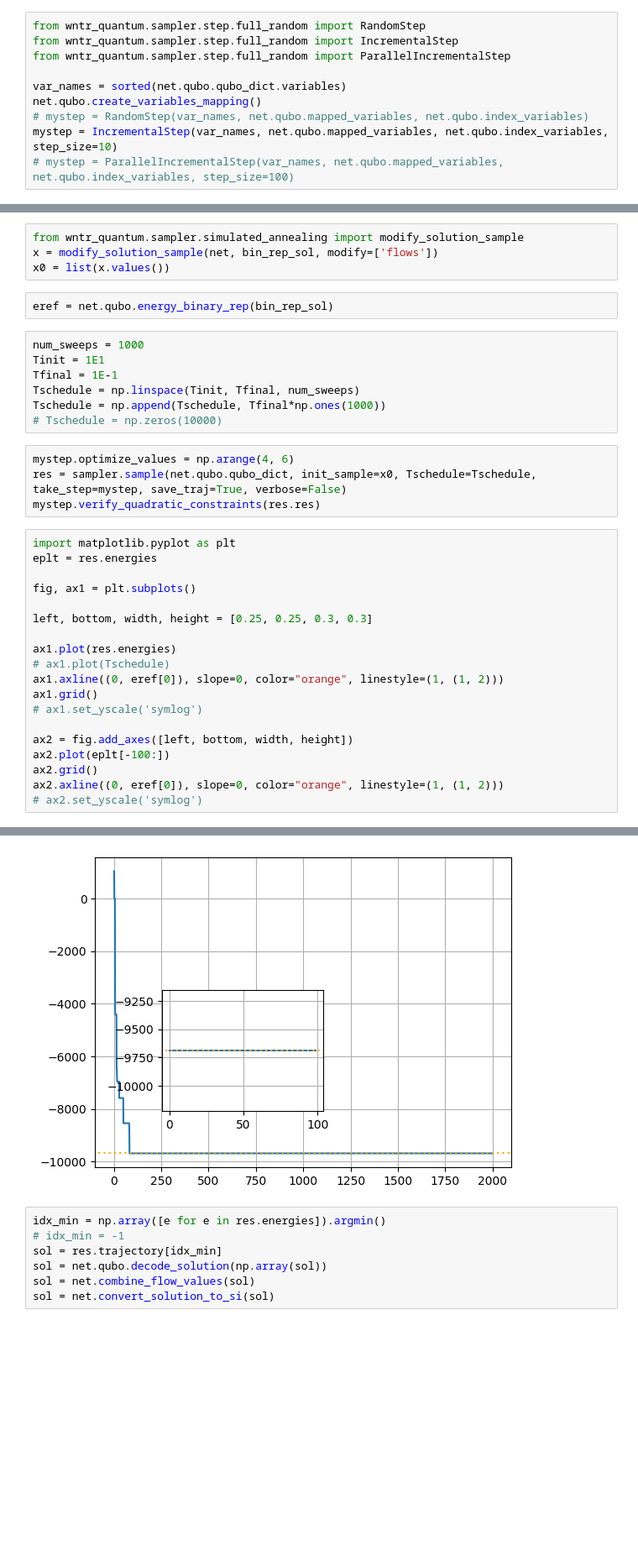
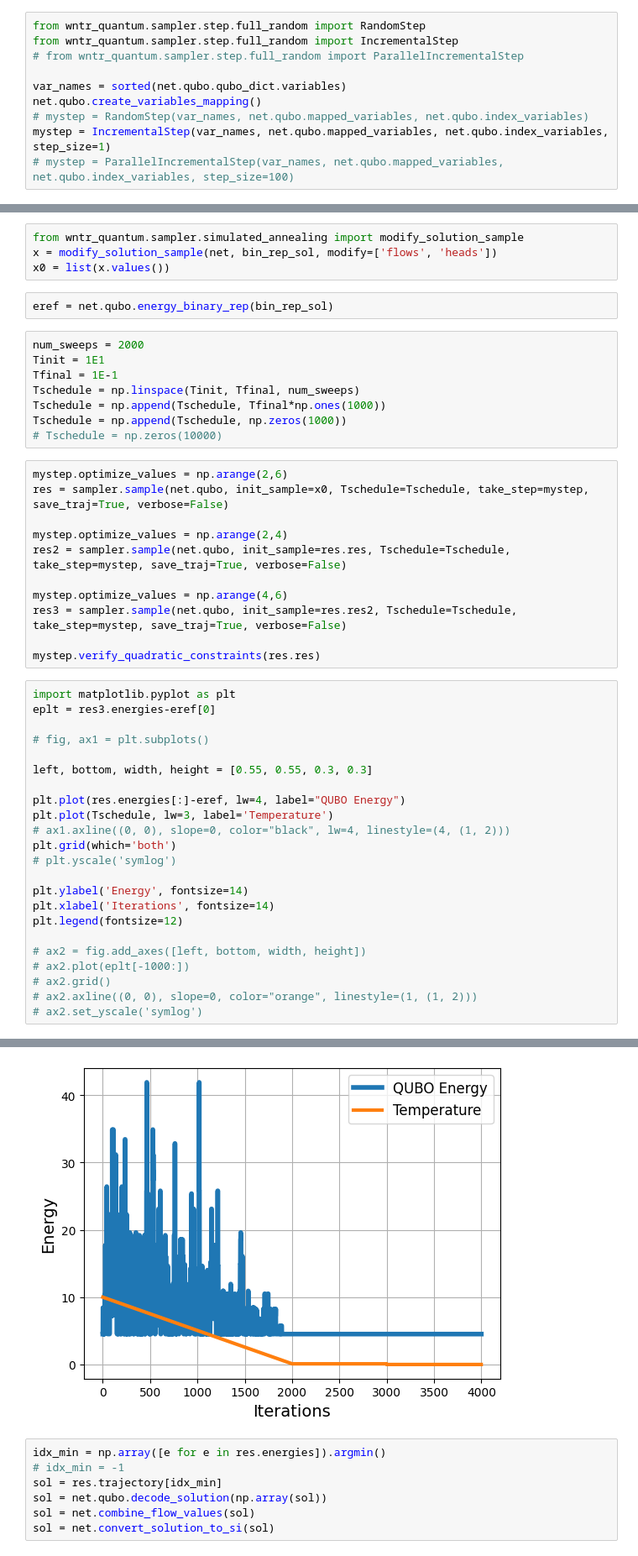
Before and after one commit to QuantumApplicationLab/wntr-quantum, a Jupyter notebook: docs/notebooks/qubo_poly_solver_Net0.ipynb, the cells around one changed output, grey strips where cells are left out. Shown at 84% size. Drawn from its saved outputs; the diff is of its cells as text; blank space fills up the shorter version.

```diff
--- a/docs/notebooks/qubo_poly_solver_Net0.ipynb
+++ b/docs/notebooks/qubo_poly_solver_Net0.ipynb
@@ -106,12 +112,12 @@ net.qubo.qubo_dict = net.qubo.create_bqm(matrices, strength=0)
 # %%
 from wntr_quantum.sampler.step.full_random import RandomStep
 from wntr_quantum.sampler.step.full_random import IncrementalStep
-from wntr_quantum.sampler.step.full_random import ParallelIncrementalStep
+# from wntr_quantum.sampler.step.full_random import ParallelIncrementalStep
 
 var_names = sorted(net.qubo.qubo_dict.variables)
 net.qubo.create_variables_mapping()
 # mystep = RandomStep(var_names, net.qubo.mapped_variables, net.qubo.index_variables)
-mystep = IncrementalStep(var_names, net.qubo.mapped_variables, net.qubo.index_variables, step_size=10)
+mystep = IncrementalStep(var_names, net.qubo.mapped_variables, net.qubo.index_variables, step_size=1)
 # mystep = ParallelIncrementalStep(var_names, net.qubo.mapped_variables, net.qubo.index_variables, step_size=100)
 # %% [markdown]
 # generate init sample
@@ -121,38 +127,50 @@ mystep = IncrementalStep(var_names, net.qubo.mapped_variables, net.qubo.index_va
 # x0 = list(x.values())
 # %%
 from wntr_quantum.sampler.simulated_annealing import modify_solution_sample
-x = modify_solution_sample(net, bin_rep_sol, modify=['flows'])
+x = modify_solution_sample(net, bin_rep_sol, modify=['flows', 'heads'])
 x0 = list(x.values())
 # %%
 eref = net.qubo.energy_binary_rep(bin_rep_sol)
 # %%
-num_sweeps = 1000
+num_sweeps = 2000
 Tinit = 1E1
 Tfinal = 1E-1
 Tschedule = np.linspace(Tinit, Tfinal, num_sweeps)
 Tschedule = np.append(Tschedule, Tfinal*np.ones(1000))
+Tschedule = np.append(Tschedule, np.zeros(1000))
 # Tschedule = np.zeros(10000)
 # %%
-mystep.optimize_values = np.arange(4, 6)
-res = sampler.sample(net.qubo.qubo_dict, init_sample=x0, Tschedule=Tschedule, take_step=mystep, save_traj=True, verbose=False)
+mystep.optimize_values = np.arange(2,6)
+res = sampler.sample(net.qubo, init_sample=x0, Tschedule=Tschedule, take_step=mystep, save_traj=True, verbose=False)
+
+mystep.optimize_values = np.arange(2,4)
+res2 = sampler.sample(net.qubo, init_sample=res.res, Tschedule=Tschedule, take_step=mystep, save_traj=True, verbose=False)
+
+mystep.optimize_values = np.arange(4,6)
+res3 = sampler.sample(net.qubo, init_sample=res.res2, Tschedule=Tschedule, take_step=mystep, save_traj=True, verbose=False)
+
 mystep.verify_quadratic_constraints(res.res)
 # %%
 import matplotlib.pyplot as plt
-eplt = res.energies
+eplt = res3.energies-eref[0]
 
-fig, ax1 = plt.subplots()
+# fig, ax1 = plt.subplots()
 
-left, bottom, width, height = [0.25, 0.25, 0.3, 0.3]
+left, bottom, width, height = [0.55, 0.55, 0.3, 0.3]
 
-ax1.plot(res.energies)
-# ax1.plot(Tschedule)
-ax1.axline((0, eref[0]), slope=0, color="orange", linestyle=(1, (1, 2)))
-ax1.grid()
-# ax1.set_yscale('symlog')
+plt.plot(res.energies[:]-eref, lw=4, label="QUBO Energy")
+plt.plot(Tschedule, lw=3, label='Temperature')
+# ax1.axline((0, 0), slope=0, color="black", lw=4, linestyle=(4, (1, 2)))
+plt.grid(which='both')
+# plt.yscale('symlog')
 
-ax2 = fig.add_axes([left, bottom, width, height])
-ax2.plot(eplt[-100:])
-ax2.grid()
-ax2.axline((0, eref[0]), slope=0, color="orange", linestyle=(1, (1, 2)))
+plt.ylabel('Energy', fontsize=14)
+plt.xlabel('Iterations', fontsize=14)
+plt.legend(fontsize=12)
+
+# ax2 = fig.add_axes([left, bottom, width, height])
+# ax2.plot(eplt[-1000:])
+# ax2.grid()
+# ax2.axline((0, 0), slope=0, color="orange", linestyle=(1, (1, 2)))
 # ax2.set_yscale('symlog')
 # %% [output]
@@ -160,4 +178,4 @@ ax2.axline((0, eref[0]), slope=0, color="orange", linestyle=(1, (1, 2)))
-[figure, old version]
+[figure, new version]
 # %%
 idx_min = np.array([e for e in res.energies]).argmin()
 # idx_min = -1
```
Also changed, not shown: parts of 22 cells of this notebook, 6 other files.
